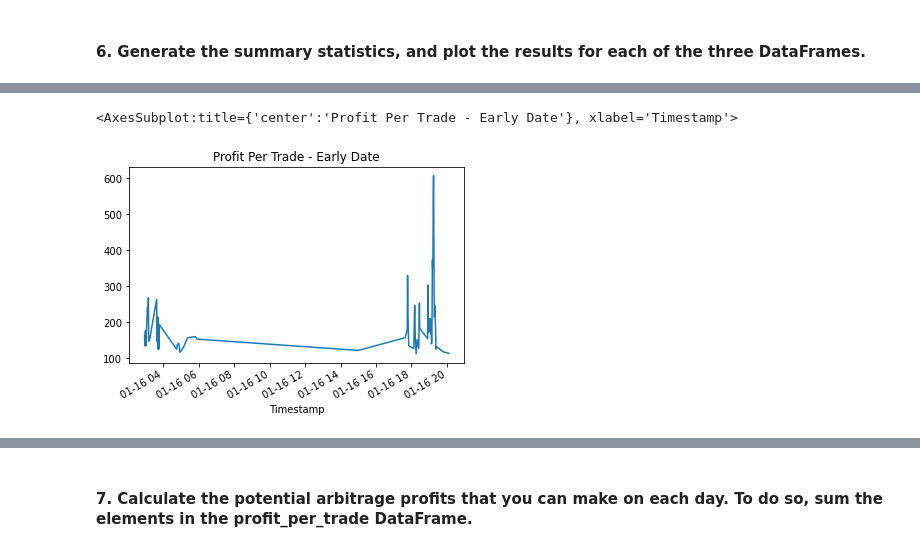
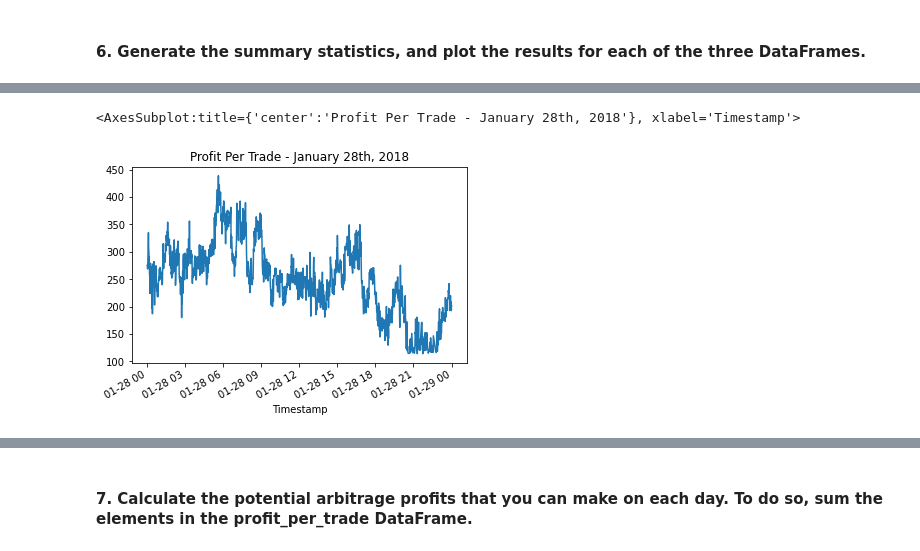
Before and after one commit to jpmaddox97/module_3_challenge, a Jupyter notebook: Starter_Code/crypto_arbitrage.ipynb, the cells around one changed output, grey strips where cells are left out. Drawn from its saved outputs; the diff is of its cells as text; code cells hidden in the pictures.

Commit message:
Finished plotting cumulative sums of the different timeframes

```diff
--- a/Starter_Code/crypto_arbitrage.ipynb
+++ b/Starter_Code/crypto_arbitrage.ipynb
@@ -613,12 +660,12 @@ Name: Close, dtype: float64
 # %%
 # For the date early in the dataset, calculate the potential profit per trade in dollars
 # Multiply the profitable trades by the cost of the Bitcoin that was purchased
-profit_early = # YOUR CODE HERE
+profit_early = profitable_trades_early * coinbase.loc["2018-01-28 00:00:00":"2018-01-29 00:00:00","Close"]
 
 # Drop any missing values from the profit DataFrame
-profit_per_trade_early = # YOUR CODE HERE
+profit_per_trade_early = profit_early.dropna()
 
 # View the early profit DataFrame
-# YOUR CODE HERE
+profit_per_trade_early.head()
 # %% [output]
 Timestamp
@@ -652,6 +751,6 @@ Name: Close, dtype: float64
 # %%
 # Plot the results for the early profit per trade DataFrame
-# YOUR CODE HERE
+profit_per_trade_early.plot(title='Profit Per Trade - January 28th, 2018')
 # %% [output]
-<AxesSubplot:title={'center':'Profit Per Trade - Early Date'}, xlabel='Timestamp'>
+<AxesSubplot:title={'center':'Profit Per Trade - January 28th, 2018'}, xlabel='Timestamp'>
-[figure, old version]
+[figure, new version]
```
Also changed, not shown: parts of 19 cells of this notebook.
